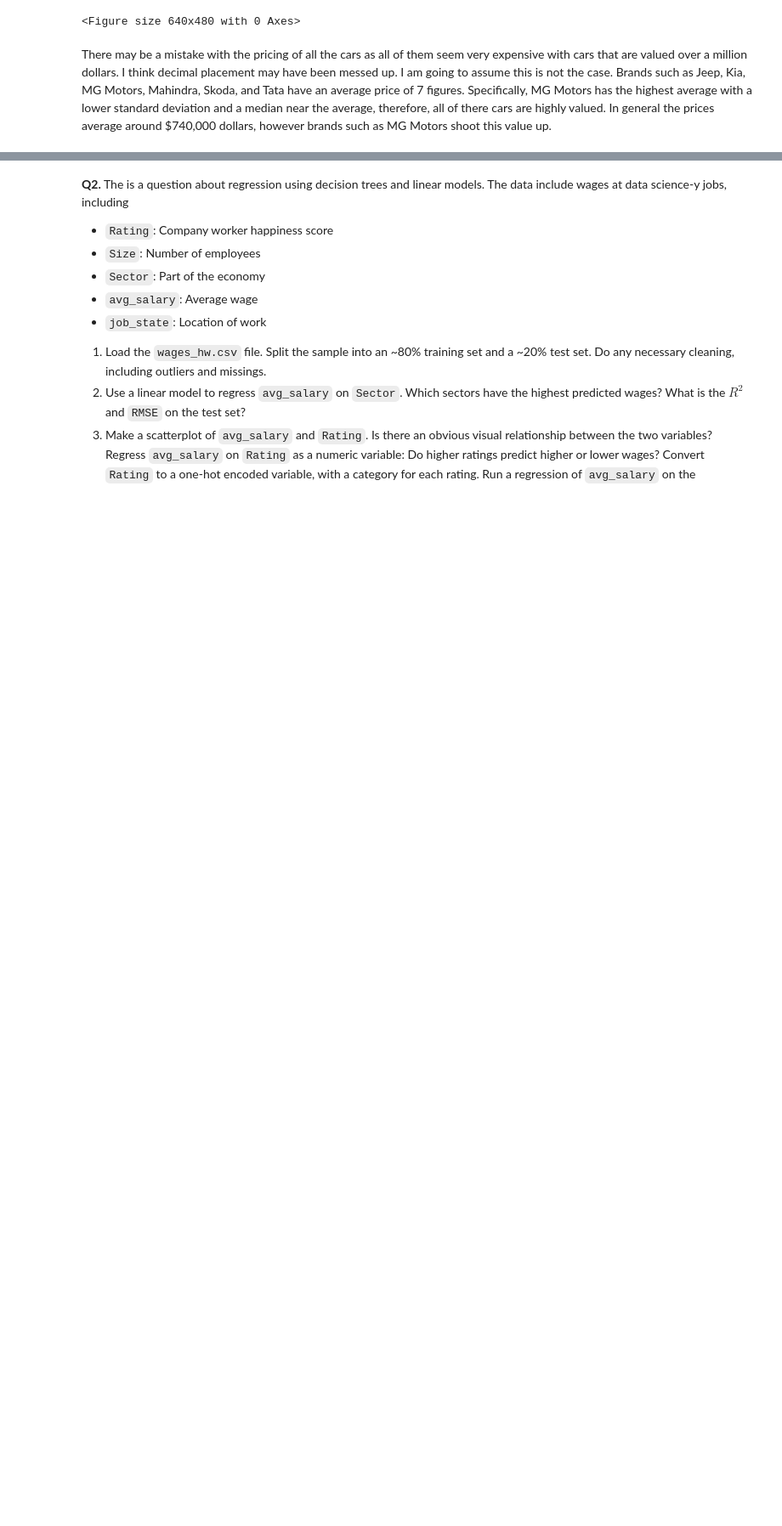
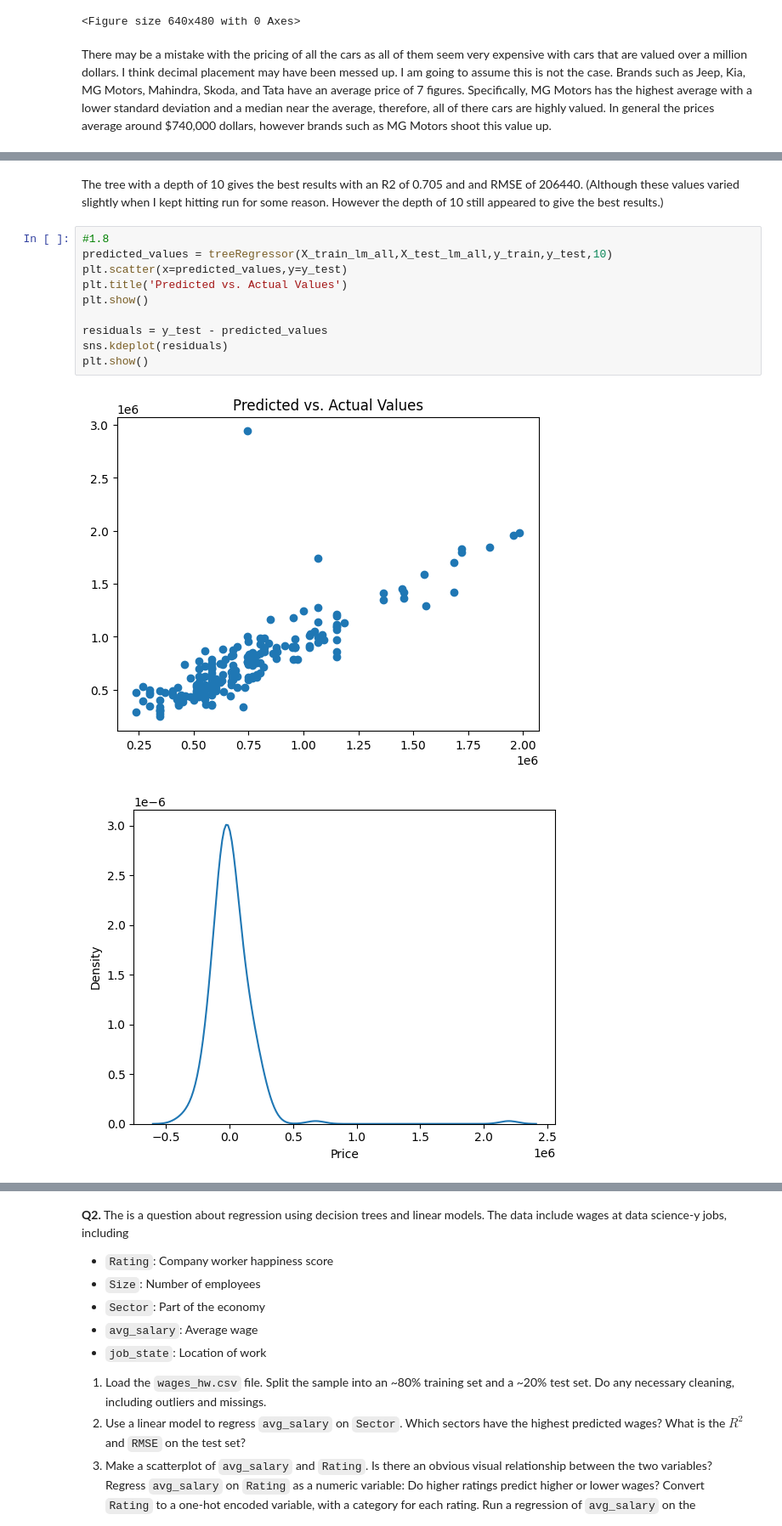
Before and after one commit to ShivamPatel26684/assignment4, a Jupyter notebook: assignment4.ipynb, the cells around one changed output, grey strips where cells are left out. Shown at 85% size. Saved outputs shown, nothing was run; the diff lists cells and outputs as text; blank space fills up the shorter version.

```diff
--- a/assignment4.ipynb
+++ b/assignment4.ipynb
@@ -301,0 +352,15 @@ ValueError: ignored
+# %% [markdown]
+The tree with a depth of 10 gives the best results with an R2 of 0.705 and and RMSE of 206440. (Although these values varied slightly when I kept hitting run for some reason. However the depth of 10 still appeared to give the best results.)
+# %%
+#1.8
+predicted_values = treeRegressor(X_train_lm_all,X_test_lm_all,y_train,y_test,10)
+plt.scatter(x=predicted_values,y=y_test)
+plt.title('Predicted vs. Actual Values')
+plt.show()
+
+residuals = y_test - predicted_values
+sns.kdeplot(residuals)
+plt.show()
+# %% [output]
+[figure, added]
+[figure, added]
```
Also changed, not shown: parts of 13 cells of this notebook.
